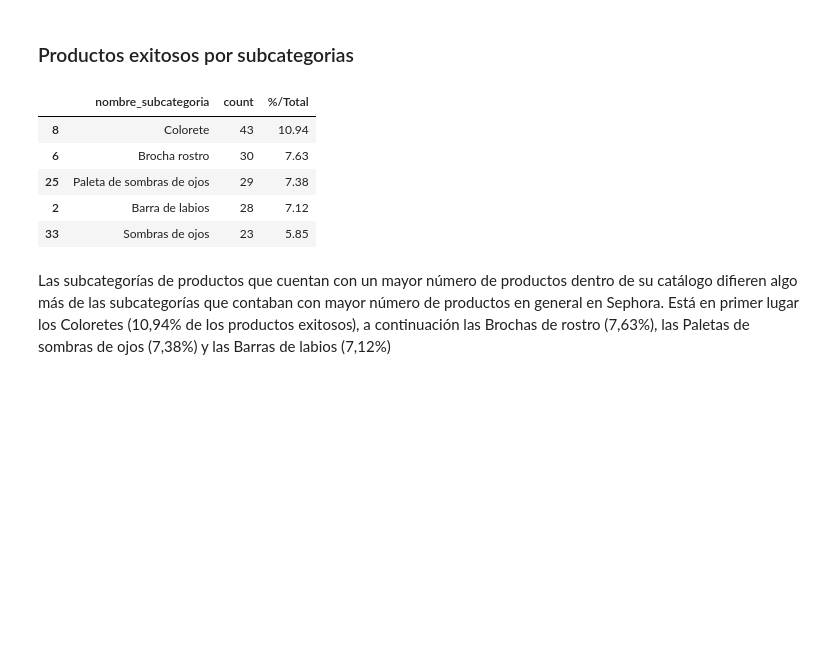
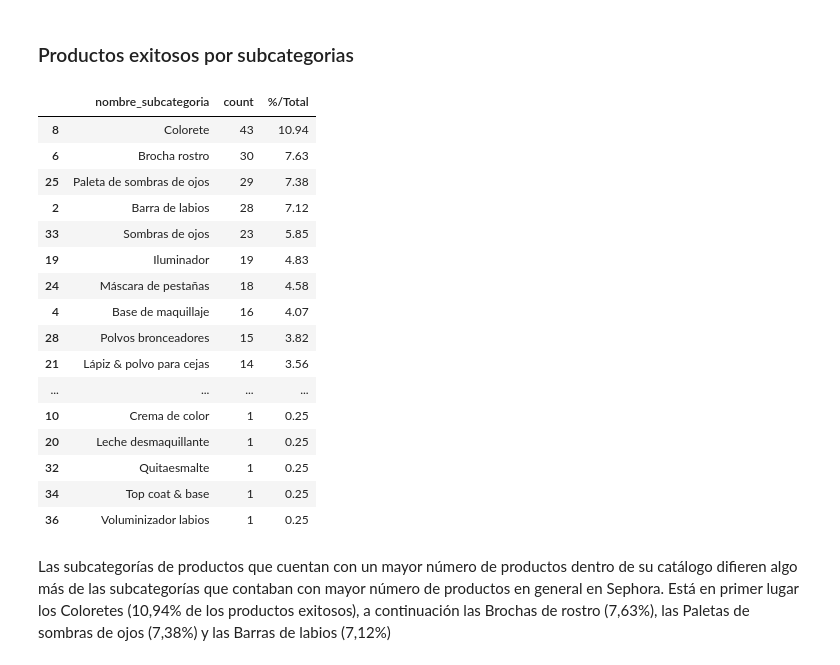
Before and after one commit to raquelscv/proyecto_final_sephora, a Jupyter notebook: eda.ipynb, the cells around one changed output. Drawn from its saved outputs; the diff is of its cells as text; code cells hidden in the pictures; blank space fills up the shorter version.

```diff
--- a/eda_general.ipynb
+++ b/eda.ipynb
@@ -391,15 +391,26 @@ Las categorías de productos que cuentan con un mayor número de productos exito
 # %%
 exitosos_por_subcat = exitosos.groupby('nombre_subcategoria').size().reset_index(name='count')
 exitosos_por_subcat['%/Total'] = ((exitosos_por_subcat['count'] / len(exitosos)) * 100).round(2)
 exitosos_por_subcat = exitosos_por_subcat.sort_values(by='%/Total', ascending=False)
-exitosos_por_subcat.head(5)
+exitosos_por_subcat
 # %% [output]
 |  | nombre_subcategoria | count | %/Total |
 | 8 | Colorete | 43 | 10.94 |
 | 6 | Brocha rostro | 30 | 7.63 |
 | 25 | Paleta de sombras de ojos | 29 | 7.38 |
 | 2 | Barra de labios | 28 | 7.12 |
 | 33 | Sombras de ojos | 23 | 5.85 |
+| 19 | Iluminador | 19 | 4.83 |
+| 24 | Máscara de pestañas | 18 | 4.58 |
+| 4 | Base de maquillaje | 16 | 4.07 |
+| 28 | Polvos bronceadores | 15 | 3.82 |
+| 21 | Lápiz & polvo para cejas | 14 | 3.56 |
+| ... | ... | ... | ... |
+| 10 | Crema de color | 1 | 0.25 |
+| 20 | Leche desmaquillante | 1 | 0.25 |
+| 32 | Quitaesmalte | 1 | 0.25 |
+| 34 | Top coat & base | 1 | 0.25 |
+| 36 | Voluminizador labios | 1 | 0.25 |
 # %% [markdown]
 Las subcategorías de productos que cuentan con un mayor número de productos dentro de su catálogo difieren algo más de las subcategorías que contaban con mayor número de productos en general en Sephora. Está en primer lugar los Coloretes (10,94% de los productos exitosos), a continuación las Brochas de rostro (7,63%), las Paletas de sombras de ojos (7,38%) y las Barras de labios (7,12%)
 # %%
```
Also changed, not shown: parts of 23 cells of this notebook.
